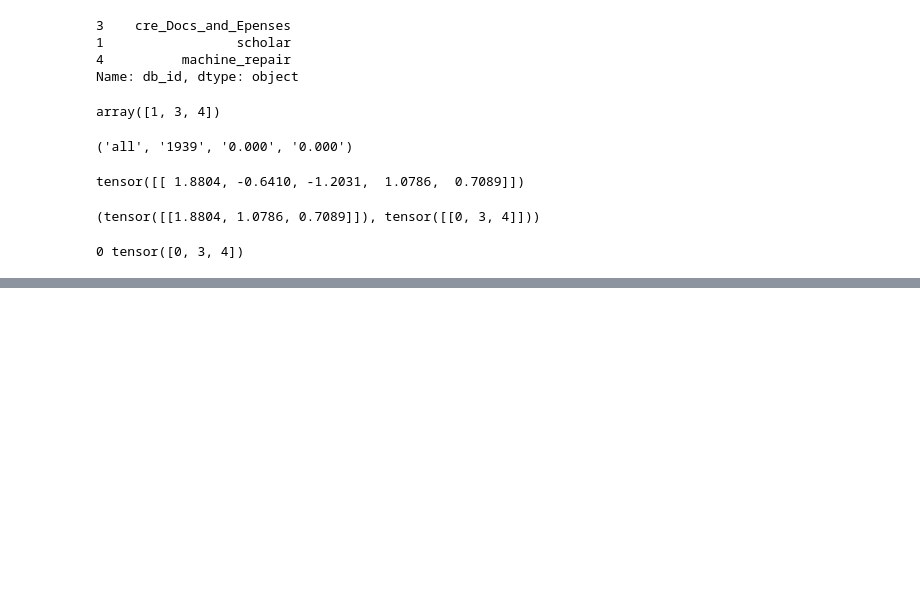
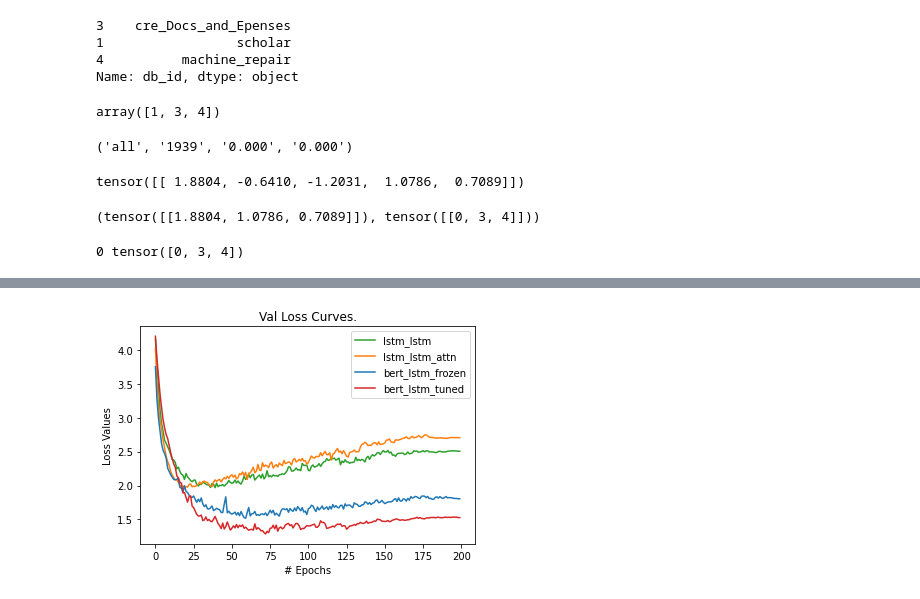
Before and after one commit to CosmoLuminous/deep-learning-col775, a Jupyter notebook: a1/text2sql/encoder_decoder.ipynb, the cells around one changed output, grey strips where cells are left out. Saved outputs shown, nothing was run; the diff lists cells and outputs as text; code cells hidden in the pictures; blank space fills up the shorter version.

```diff
--- a/a1/text2sql/encoder_decoder.ipynb
+++ b/a1/text2sql/encoder_decoder.ipynb
@@ -446,0 +657,14 @@ for j, ind in enumerate(i):
+# %%
+fig = plt.figure(2)
+plt.plot(list(range(len(loss1['val']))), loss1['val'], c="tab:green", label="lstm_lstm")
+plt.plot(list(range(len(loss2['val']))), loss2['val'], c="tab:orange", label="lstm_lstm_attn")
+plt.plot(list(range(len(loss3['val']))), loss3['val'], c="tab:blue", label="bert_lstm_frozen")
+plt.plot(list(range(len(loss4['val']))), loss4['val'], c="tab:red", label="bert_lstm_tuned")
+plt.title(f"Val Loss Curves.")
+plt.xlabel("# Epochs")
+plt.ylabel("Loss Values")
+plt.legend()
+fig.savefig(os.path.join("./results/plots", "val_loss_all.png"), dpi= 300, pad_inches=0.1, format="png")
+fig.savefig(os.path.join("./results/plots", "val_loss_all.pdf"), dpi= 300, pad_inches=0.1)
+# %% [output]
+[figure, added]
```
Also changed, not shown: parts of 24 cells of this notebook, 15 other files.
